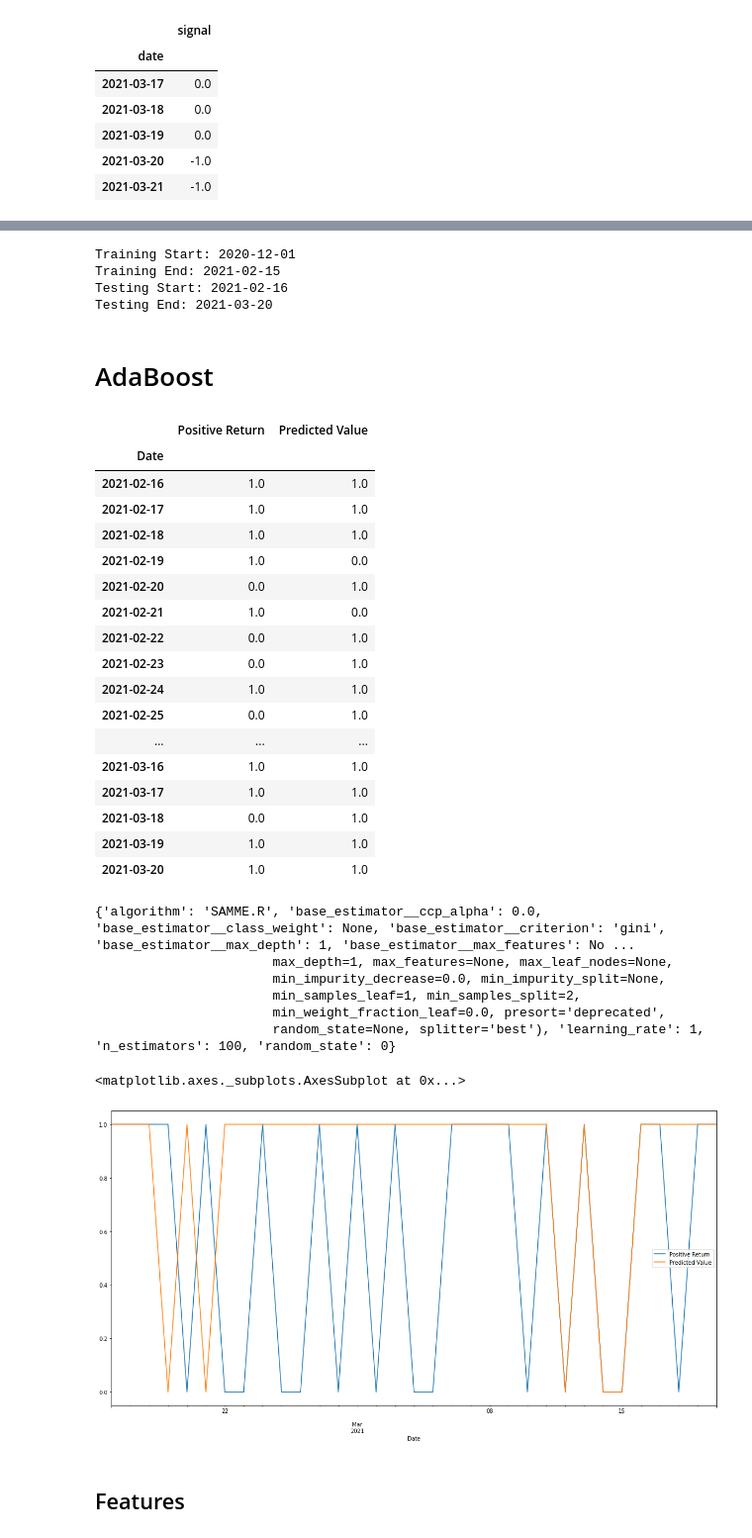
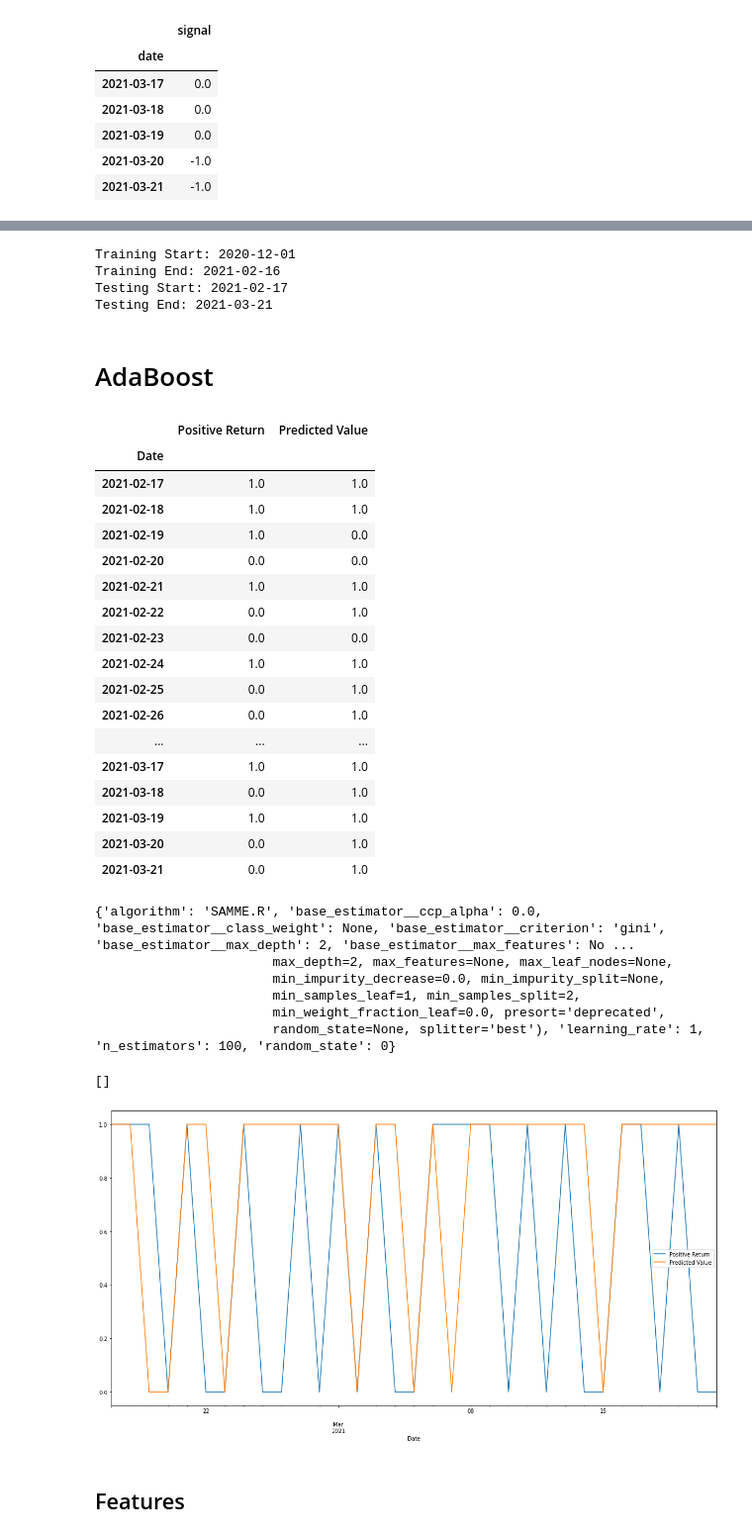
Before and after one commit to maxla777/Project-2, a Jupyter notebook: Monique/ML_models_technical_sentiment.ipynb, the cells around one changed output, grey strips where cells are left out. Shown: that part at 99% size. Cells and saved outputs as stored; diff of their text form; code cells hidden in the pictures.

Commit message:
added images, updated tech+sent notebook

```diff
--- a/Monique/ML_models_technical_sentiment.ipynb
+++ b/Monique/ML_models_technical_sentiment.ipynb
@@ -38,7 +38,7 @@ df_crypto_news.tail()
 | 2021-03-20 | -1.0 |
 | 2021-03-21 | -1.0 |
 # %%
-csv_path = Path('/content/drive/MyDrive/Colab Notebooks/kraken_pull_EthExample_03202021.csv')
+csv_path = Path('/content/drive/MyDrive/Colab Notebooks/kraken_pull_EthExample_03212021.csv')
 df_eth_returns=pd.read_csv(csv_path)
 df_eth_returns.set_index(pd.to_datetime(df_eth_returns['Date'], infer_datetime_format=True), inplace=True)
 df_eth_returns.drop(columns=['Date'], inplace=True)
@@ -65,0 +66,5 @@ df_eth_returns.tail()
+# %%
+df_eth_returns.dropna(inplace=True)
+# df_eth_returns.isna().sum()
+# df_eth_returns.head()
+df_eth_returns.tail()
@@ -68,11 +81,11 @@ df_eth_returns.tail()
 x_var_list = ['crossover_signal', 'vol_trend_signal', 'bollinger_signal', 'RSI_signal','sentiment_signal']
 
 # Construct training start and end dates
-training_start = df_crypto_news.index.min().strftime(format= '%Y-%m-%d')
-training_end = '2021-02-15'
+training_start = df_eth_returns.index.min().strftime(format= '%Y-%m-%d')
+training_end = '2021-02-16'
 
 # Construct testing start and end dates
-testing_start =  '2021-02-16'
+testing_start =  '2021-02-17'
 testing_end = df_eth_returns.index.max().strftime(format= '%Y-%m-%d')
 
 # Construct the X_train and y_train datasets
@@ -90,9 +103,9 @@ print(f"Testing Start: {testing_start}")
 print(f"Testing End: {testing_end}")
 # %% [output]
 Training Start: 2020-12-01
-Training End: 2021-02-15
-Testing Start: 2021-02-16
-Testing End: 2021-03-20
+Training End: 2021-02-16
+Testing Start: 2021-02-17
+Testing End: 2021-03-21
 # %%
 from sklearn.preprocessing import StandardScaler
 #Create the StandardScaler instance
@@ -113,7 +126,7 @@ from sklearn.metrics import confusion_matrix, balanced_accuracy_score, accuracy_
 # %%
 # Fit a SKLearn linear regression using the training set (X_train, y_train):
 AB_model = AdaBoostClassifier(
-    DecisionTreeClassifier(max_depth=1),
+    DecisionTreeClassifier(max_depth=2),
     n_estimators=100,
     learning_rate=1,
     random_state=0
@@ -130,37 +143,38 @@ Results
 # %% [output]
 |  | Positive Return | Predicted Value |
 | Date |  |  |
-| 2021-02-16 | 1.0 | 1.0 |
 | 2021-02-17 | 1.0 | 1.0 |
 | 2021-02-18 | 1.0 | 1.0 |
 | 2021-02-19 | 1.0 | 0.0 |
-| 2021-02-20 | 0.0 | 1.0 |
-| 2021-02-21 | 1.0 | 0.0 |
+| 2021-02-20 | 0.0 | 0.0 |
+| 2021-02-21 | 1.0 | 1.0 |
 | 2021-02-22 | 0.0 | 1.0 |
-| 2021-02-23 | 0.0 | 1.0 |
+| 2021-02-23 | 0.0 | 0.0 |
 | 2021-02-24 | 1.0 | 1.0 |
 | 2021-02-25 | 0.0 | 1.0 |
+| 2021-02-26 | 0.0 | 1.0 |
 | ... | ... | ... |
-| 2021-03-16 | 1.0 | 1.0 |
 | 2021-03-17 | 1.0 | 1.0 |
 | 2021-03-18 | 0.0 | 1.0 |
 | 2021-03-19 | 1.0 | 1.0 |
-| 2021-03-20 | 1.0 | 1.0 |
+| 2021-03-20 | 0.0 | 1.0 |
+| 2021-03-21 | 0.0 | 1.0 |
 # %%
 print(AB_model.get_params()) # looked at parameters and experimented with them to see if they made significant differences
 # %% [output]
-{'algorithm': 'SAMME.R', 'base_estimator__ccp_alpha': 0.0, 'base_estimator__class_weight': None, 'base_estimator__criterion': 'gini', 'base_estimator__max_depth': 1, 'base_estimator__max_features': No ...
-                       max_depth=1, max_features=None, max_leaf_nodes=None,
+{'algorithm': 'SAMME.R', 'base_estimator__ccp_alpha': 0.0, 'base_estimator__class_weight': None, 'base_estimator__criterion': 'gini', 'base_estimator__max_depth': 2, 'base_estimator__max_features': No ...
+                       max_depth=2, max_features=None, max_leaf_nodes=None,
                        min_impurity_decrease=0.0, min_impurity_split=None,
                        min_samples_leaf=1, min_samples_split=2,
                        min_weight_fraction_leaf=0.0, presort='deprecated',
                        random_state=None, splitter='best'), 'learning_rate': 1, 'n_estimators': 100, 'random_state': 0}
 # %%
-AB_Results = Results[['Positive Return','Predicted Value']]
+AB_Results = Results[['Positive Return','Predicted Value']].plot(figsize=(20,10))
+AB_Results.get_figure().savefig('/content/drive/MyDrive/Colab Notebooks/AB_results_combined', bbox_inches="tight")
 AB_Results.plot(figsize=(20,10))
 # %% [output]
-<matplotlib.axes._subplots.AxesSubplot at 0x...>
+[]
-[figure, old version]
+[figure, new version]
 # %% [markdown]
 ## Features
 # %%
```
Also changed, not shown: parts of 10 cells of this notebook, 4 other files.
